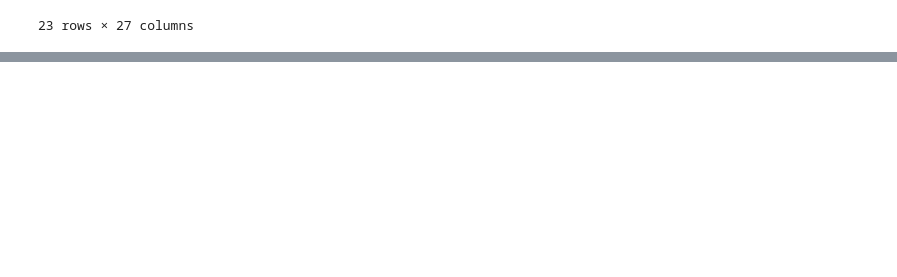
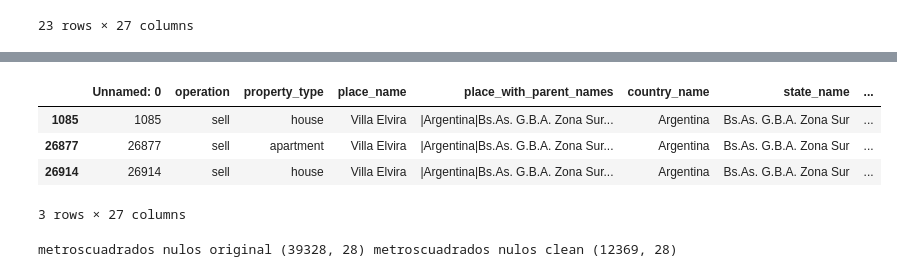
Before and after one commit to giustipatricio/grupo4-1120_ed_13, a Jupyter notebook: M2.ipynb, the cells around one changed output, grey strips where cells are left out. Cells and saved outputs as stored; diff of their text form; code cells hidden in the pictures; blank space fills up the shorter version.

```diff
--- a/M2.ipynb
+++ b/M2.ipynb
@@ -422,0 +455,18 @@ unicos_mask_dataclean
+# %%
+mask_dataclean = data['place_name_clean'].astype('str')
+prueba_lp = data['place_name'] == "Villa Elvira"
+data[prueba_lp].head(3)
+# %% [output]
+|  | Unnamed: 0 | operation | property_type | place_name | place_with_parent_names | country_name | state_name | ... |
+| 1085 | 1085 | sell | house | Villa Elvira | |Argentina|Bs.As. G.B.A. Zona Sur... | Argentina | Bs.As. G.B.A. Zona Sur | ... |
+| 26877 | 26877 | sell | apartment | Villa Elvira | |Argentina|Bs.As. G.B.A. Zona Sur... | Argentina | Bs.As. G.B.A. Zona Sur | ... |
+| 26914 | 26914 | sell | house | Villa Elvira | |Argentina|Bs.As. G.B.A. Zona Sur... | Argentina | Bs.As. G.B.A. Zona Sur | ... |
+3 rows × 27 columns
+# %%
+data['surface_total_in_m2_clean'] = data['surface_total_in_m2']
+data_suptotal_nulos_mask = data['surface_total_in_m2'].isnull()
+data.loc[data_suptotal_nulos_mask, "surface_total_in_m2_clean"] = data['surface_covered_in_m2']
+data_suptotal_clean_nulos_mask = data['surface_total_in_m2_clean'].isnull()
+print("metroscuadrados nulos original",data[data_suptotal_nulos_mask].shape, "metroscuadrados nulos clean", data[data_suptotal_clean_nulos_mask].shape)
+# %% [output]
+metroscuadrados nulos original (39328, 28) metroscuadrados nulos clean (12369, 28)
```
Also changed, not shown: parts of 3 cells of this notebook.
